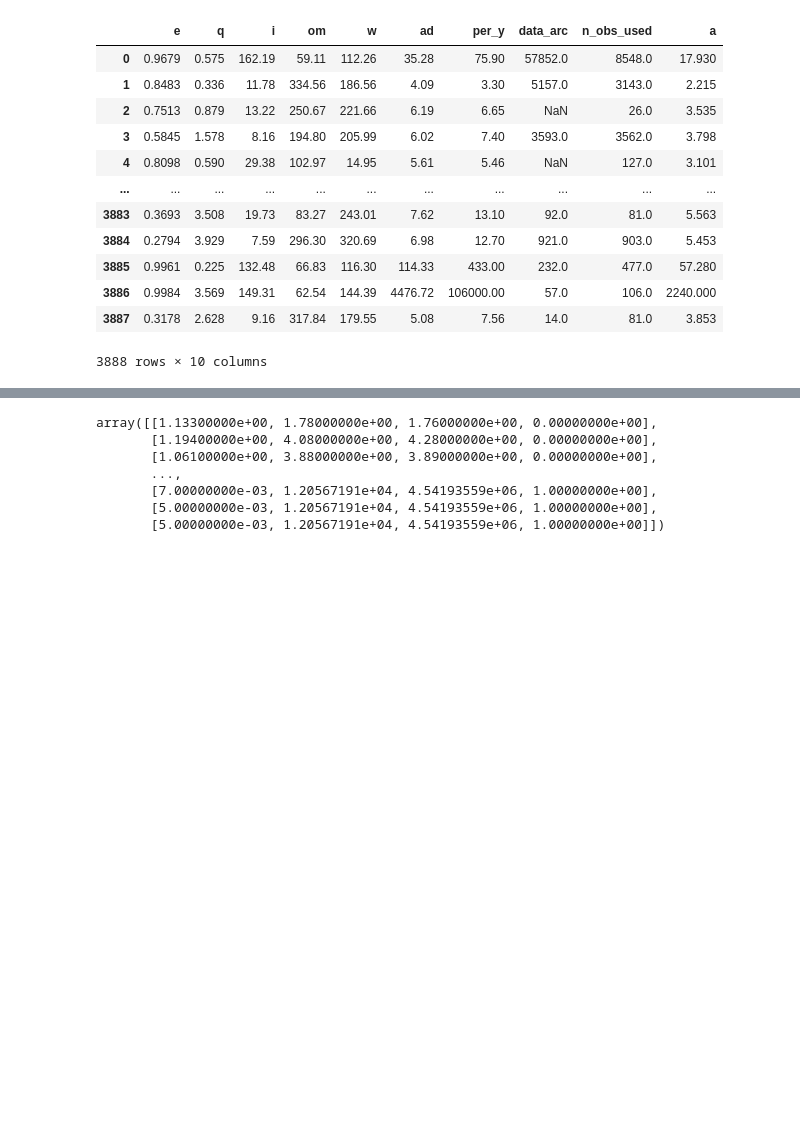
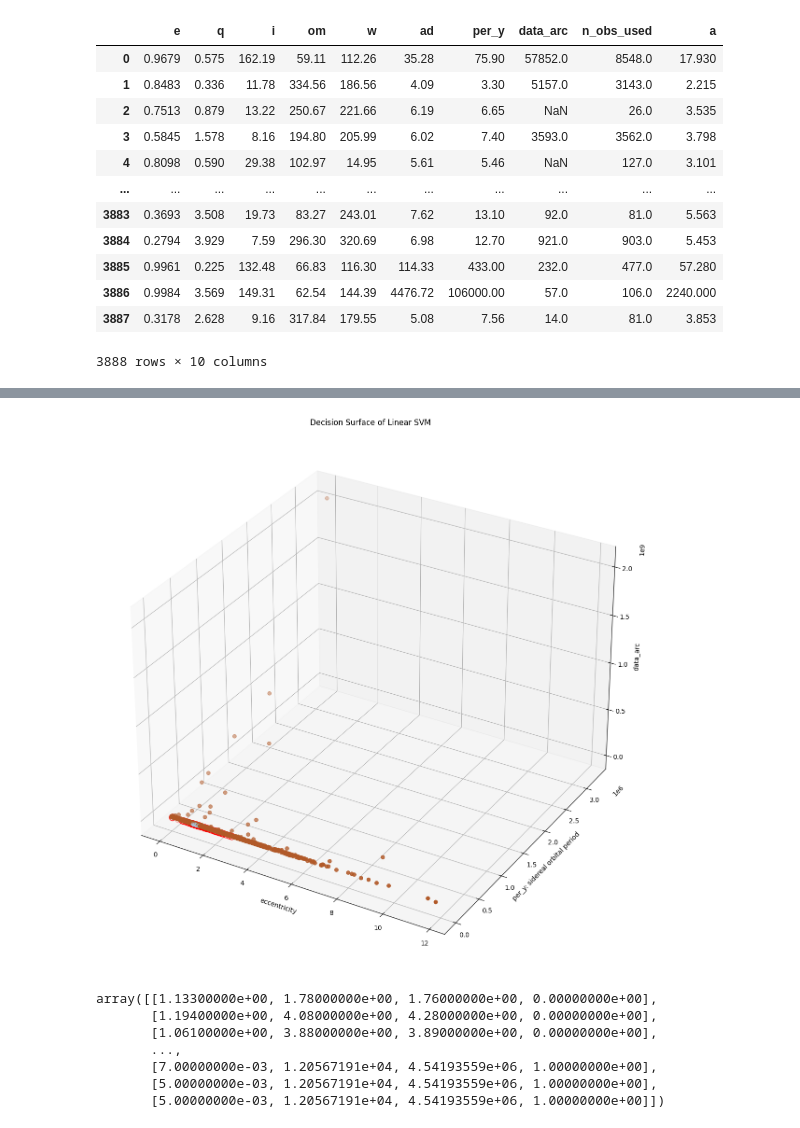
Before and after one commit to pranavdo/MeteoriteCOPF23, a Jupyter notebook: CC_Working_23.ipynb, the cells around one changed output, grey strips where cells are left out. Drawn from its saved outputs; the diff is of its cells as text; code cells hidden in the pictures; blank space fills up the shorter version.

Commit message:
3D visualization of SVM decision surface

```diff
--- a/CC_Working_23.ipynb
+++ b/CC_Working_23.ipynb
@@ -173,3 +177,55 @@ Recall: 0.96875
+# %%
+# Create the meshgrid for visualization
+x_min, x_max = transformed_space_objects[:, 0].min() - 1, transformed_space_objects[:, 0].max() + 1
+y_min, y_max = transformed_space_objects[:, 1].min() - 1, transformed_space_objects[:, 1].max() + 1
+z_min, z_max = transformed_space_objects[:, 2].min() - 1, transformed_space_objects[:, 2].max() + 1
+
+xx, yy, zz = np.meshgrid(np.linspace(x_min, x_max, 50),
+                         np.linspace(y_min, y_max, 50),
+                         np.linspace(z_min, z_max, 50))
+
+# Get the decision function values
+Z = clf.decision_function(np.c_[xx.ravel(), yy.ravel(), zz.ravel()])
+
+# Reshape Z to match the 3D grid
+Z = Z.reshape(xx.shape)
+
+# Choose a threshold (epsilon) for identifying points near the decision boundary
+epsilon = 0.05
+
+# Create a mask for the points that are close to the decision boundary
+near_boundary = np.abs(Z) < epsilon
+
+
+fig = plt.figure(figsize=(15, 15))
+ax = fig.add_subplot(111, projection='3d')
+
+# Only plot the boundary points
+boundary_points_x = xx[near_boundary]
+boundary_points_y = yy[near_boundary]
+boundary_points_z = zz[near_boundary]
+
+ax.scatter(boundary_points_x, boundary_points_y, boundary_points_z, c='black', alpha=0.5)
+
+# Plot the original data points
+scatter = ax.scatter(transformed_space_objects[:, 0], transformed_space_objects[:, 1], transformed_space_objects[:, 2],
+                     c=classification, cmap=plt.cm.Paired, s=30)
+
+# Highlight support vectors
+support_vectors = clf.support_vectors_
+ax.scatter(support_vectors[:, 0], support_vectors[:, 1], support_vectors[:, 2],
+           facecolors='none', edgecolors='r', s=100)
+
+ax.set_title("Decision Surface of Linear SVM")
+
+# Labeling the axes
+ax.set_xlabel('eccentricity')
+ax.set_ylabel('per_y: sidereal orbital period')
+ax.set_zlabel('data_arc')
+
+plt.show()
+# %% [output]
+[figure, added]
 # %%
 #builds array with the classification column
 temp = []
```
Also changed, not shown: parts of 1 cell of this notebook.
